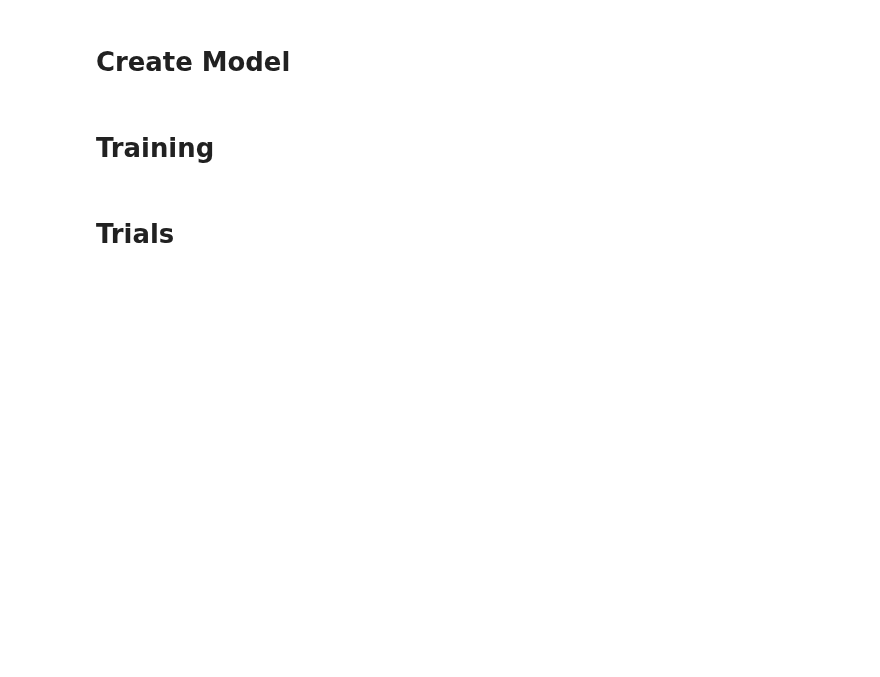
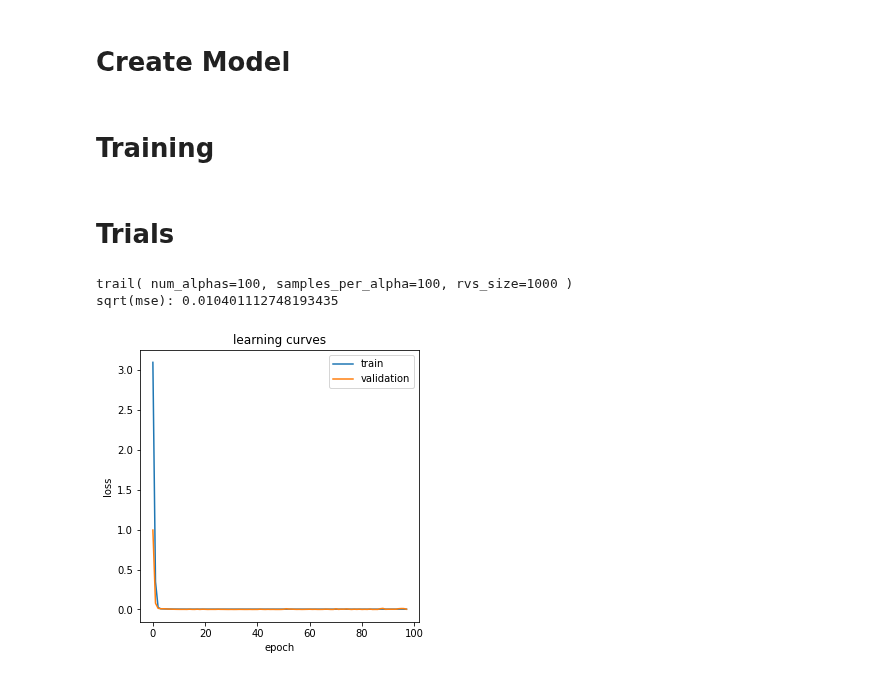
Before and after one commit to yossi-cohen/preferential-attachment, a Jupyter notebook: notebooks/yulesimon-dnn-trials.ipynb, the cells around one changed output. Saved outputs shown, nothing was run; the diff lists cells and outputs as text; code cells hidden in the pictures; blank space fills up the shorter version.

```diff
--- a/notebooks/yulesimon-dnn-trials.ipynb
+++ b/notebooks/yulesimon-dnn-trials.ipynb
@@ -217,10 +217,24 @@ def train(X_train, y_train, X_val, y_val):
     # load best weights from last checkpoint
     model = keras.models.load_model(model_path)
     return model, history.history
+# %%
+def plot_learning_curves(history, train_key='loss', val_key='val_loss'):
+    plt.figure(figsize=(5,5))
+    plt.plot(history[train_key])
+    plt.plot(history[val_key])
+    plt.title('learning curves')
+    plt.ylabel('loss')
+    plt.xlabel('epoch')
+    plt.legend(['train', 'validation'], loc='upper right')
+    plt.show()
 # %% [markdown]
 # Trials
 # %%
 def trail(num_alphas, samples_per_alpha, rvs_size):
+    sqrt_mse, model, history = _trail(num_alphas, samples_per_alpha, rvs_size)
+    return sqrt_mse
+
+def _trail(num_alphas, samples_per_alpha, rvs_size):
     print('trail( num_alphas={}, samples_per_alpha={}, rvs_size={} )'.format(num_alphas, samples_per_alpha, rvs_size))
 
     X, y = generate_data(num_alphas=num_alphas, samples_per_alpha=samples_per_alpha, rvs_size=rvs_size)
@@ -240,5 +254,14 @@ def trail(num_alphas, samples_per_alpha, rvs_size):
     # evaluate
     squared_error = np.square(y_test - y_pred)
     mse = (squared_error).mean(axis=0)
-    return np.sqrt(mse)
+    return np.sqrt(mse), model, history
+# %%
+if True:
+    sqrt_mse, m, h = _trail(num_alphas=100, samples_per_alpha=100, rvs_size=1000)
+    print('sqrt(mse):', sqrt_mse)
+    plot_learning_curves(h)
+# %% [output]
+trail( num_alphas=100, samples_per_alpha=100, rvs_size=1000 )
+sqrt(mse): 0.010401112748193435
+[figure, added]
 # %%
```
Also changed, not shown: parts of 4 cells of this notebook.
